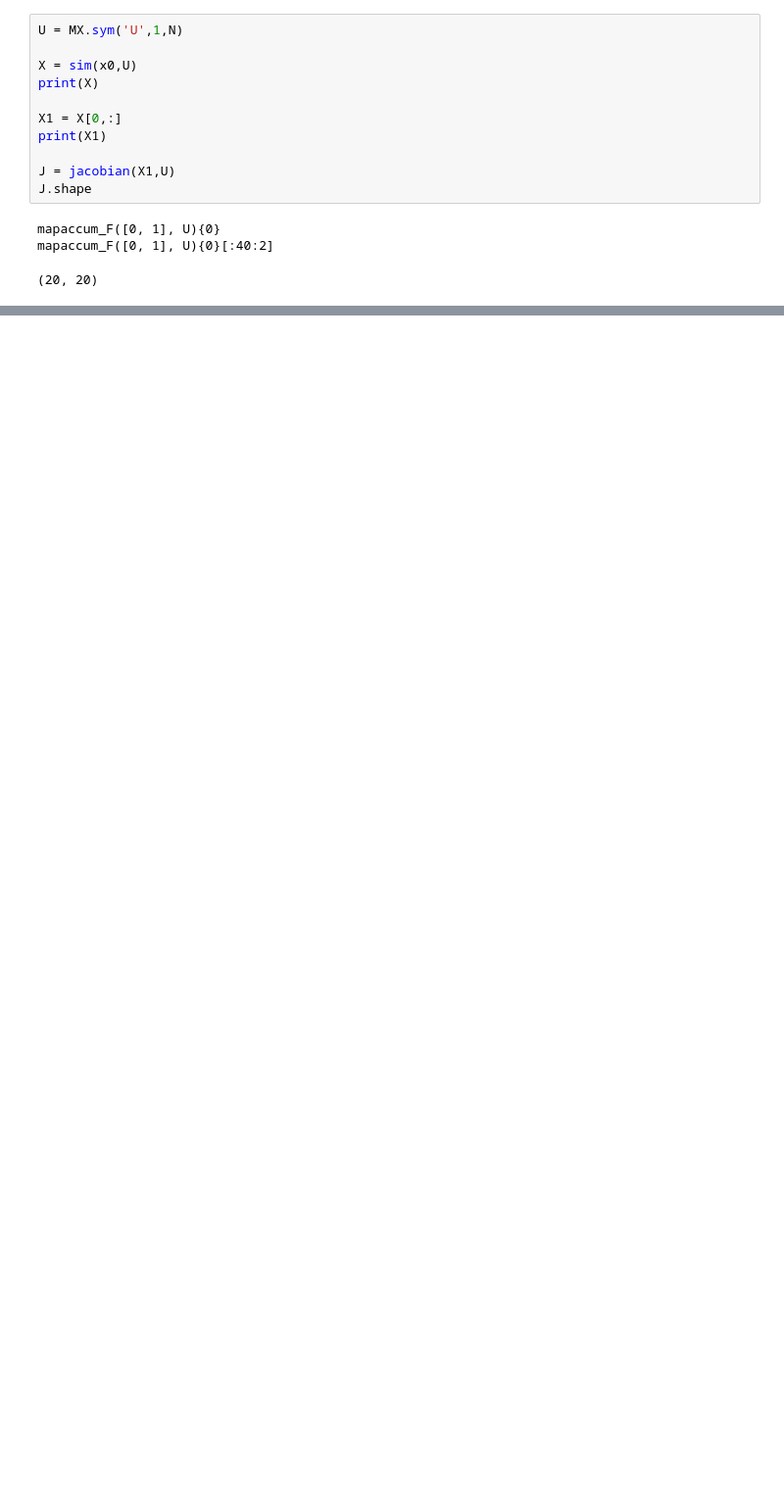
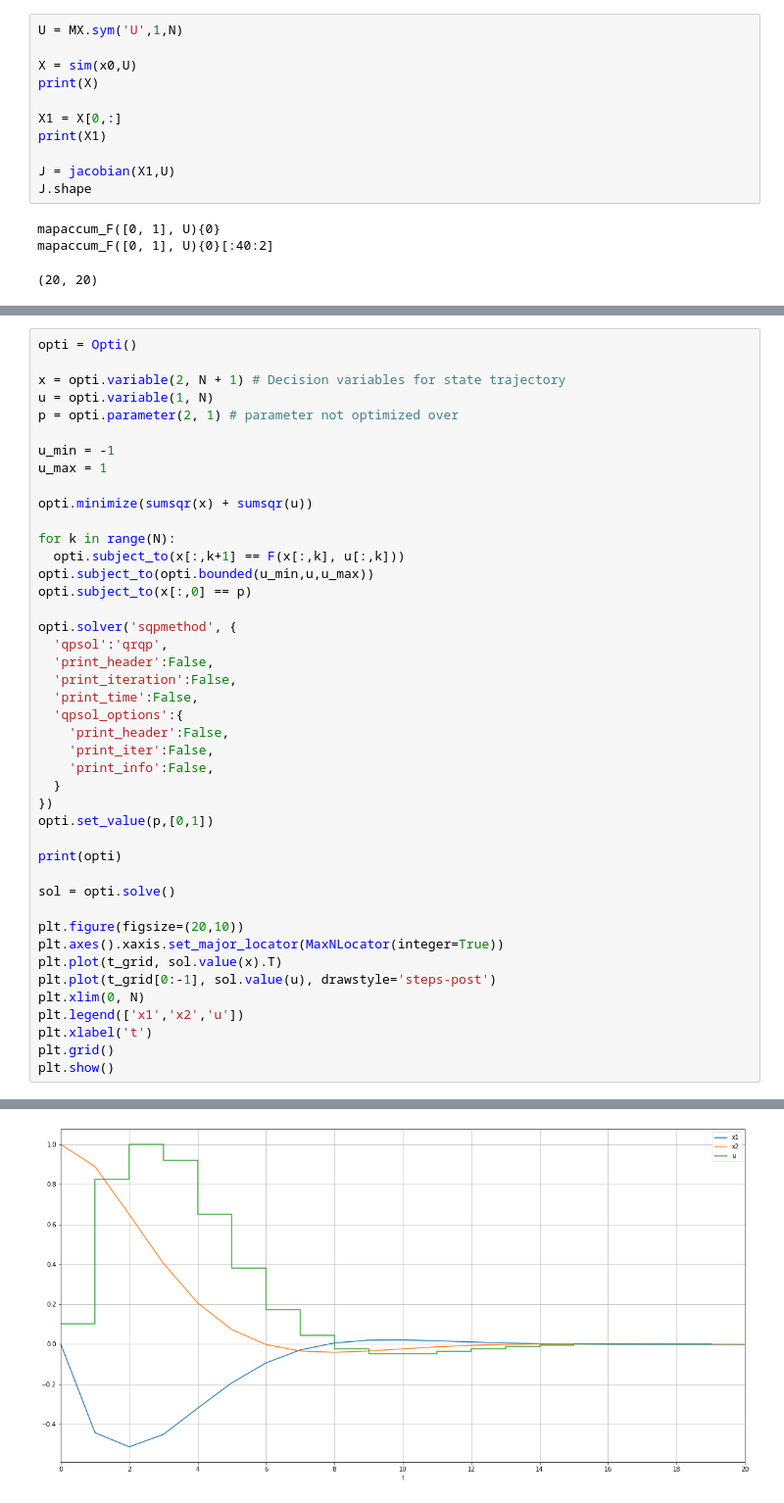
Before and after one commit to GuiBeal-Academy/MPC-COVID-19, a Jupyter notebook: casadi.ipynb, the cells around one changed output, grey strips where cells are left out. Shown at 98% size. Drawn from its saved outputs; the diff is of its cells as text; blank space fills up the shorter version.

```diff
--- a/casadi.ipynb
+++ b/casadi.ipynb
@@ -108,0 +121,44 @@ Jf:(U[1x20])->(J[20x20,210nz]) MXFunction
+# %%
+opti = Opti()
+
+x = opti.variable(2, N + 1) # Decision variables for state trajectory
+u = opti.variable(1, N)
+p = opti.parameter(2, 1) # parameter not optimized over
+
+u_min = -1
+u_max = 1
+
+opti.minimize(sumsqr(x) + sumsqr(u))
+
+for k in range(N):
+  opti.subject_to(x[:,k+1] == F(x[:,k], u[:,k]))
+opti.subject_to(opti.bounded(u_min,u,u_max))
+opti.subject_to(x[:,0] == p)
+
+opti.solver('sqpmethod', {
+  'qpsol':'qrqp',
+  'print_header':False,
+  'print_iteration':False,
+  'print_time':False,
+  'qpsol_options':{
+    'print_header':False,
+    'print_iter':False,
+    'print_info':False,
+  }
+})
+opti.set_value(p,[0,1])
+
+print(opti)
+
+sol = opti.solve()
+
+plt.figure(figsize=(20,10))
+plt.axes().xaxis.set_major_locator(MaxNLocator(integer=True))
+plt.plot(t_grid, sol.value(x).T)
+plt.plot(t_grid[0:-1], sol.value(u), drawstyle='steps-post')
+plt.xlim(0, N)
+plt.legend(['x1','x2','u'])
+plt.xlabel('t')
+plt.grid()
+plt.show()
+# %% [output]
@@ -108,0 +173 @@ Jf:(U[1x20])->(J[20x20,210nz]) MXFunction
+[figure, added]
```
Also changed, not shown: parts of 12 cells of this notebook.
